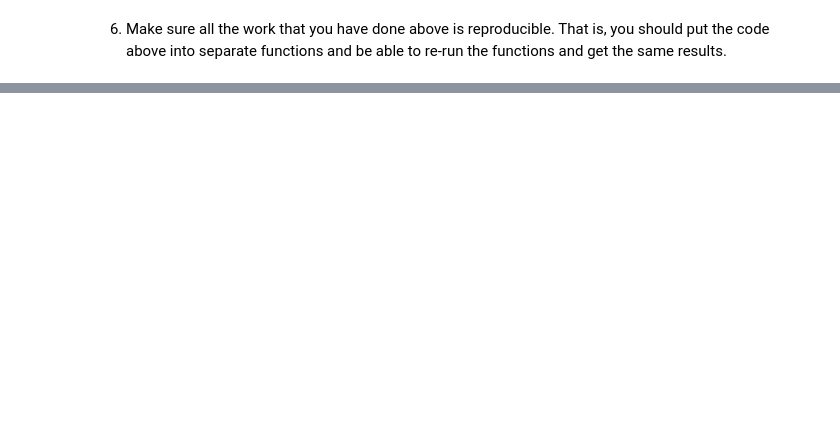
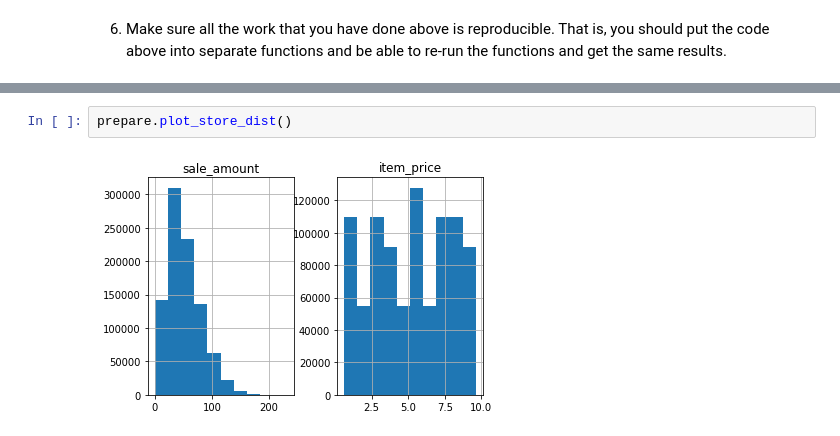
Before and after one commit to Brandon-Martinez27/time-series-exercises, a Jupyter notebook: prepare.ipynb, the cells around one changed output, grey strips where cells are left out. Cells and saved outputs as stored; diff of their text form; blank space fills up the shorter version.

Commit message:
finished prepare exercises and file

```diff
--- a/prepare.ipynb
+++ b/prepare.ipynb
@@ -59,0 +248,4 @@ Using the OPS data acquired in the Acquire exercises `opsd_germany_daily.csv`, c
+# %%
+prepare.plot_store_dist()
+# %% [output]
+[figure, added]
```
Also changed, not shown: parts of 26 cells of this notebook, 1 other file.
